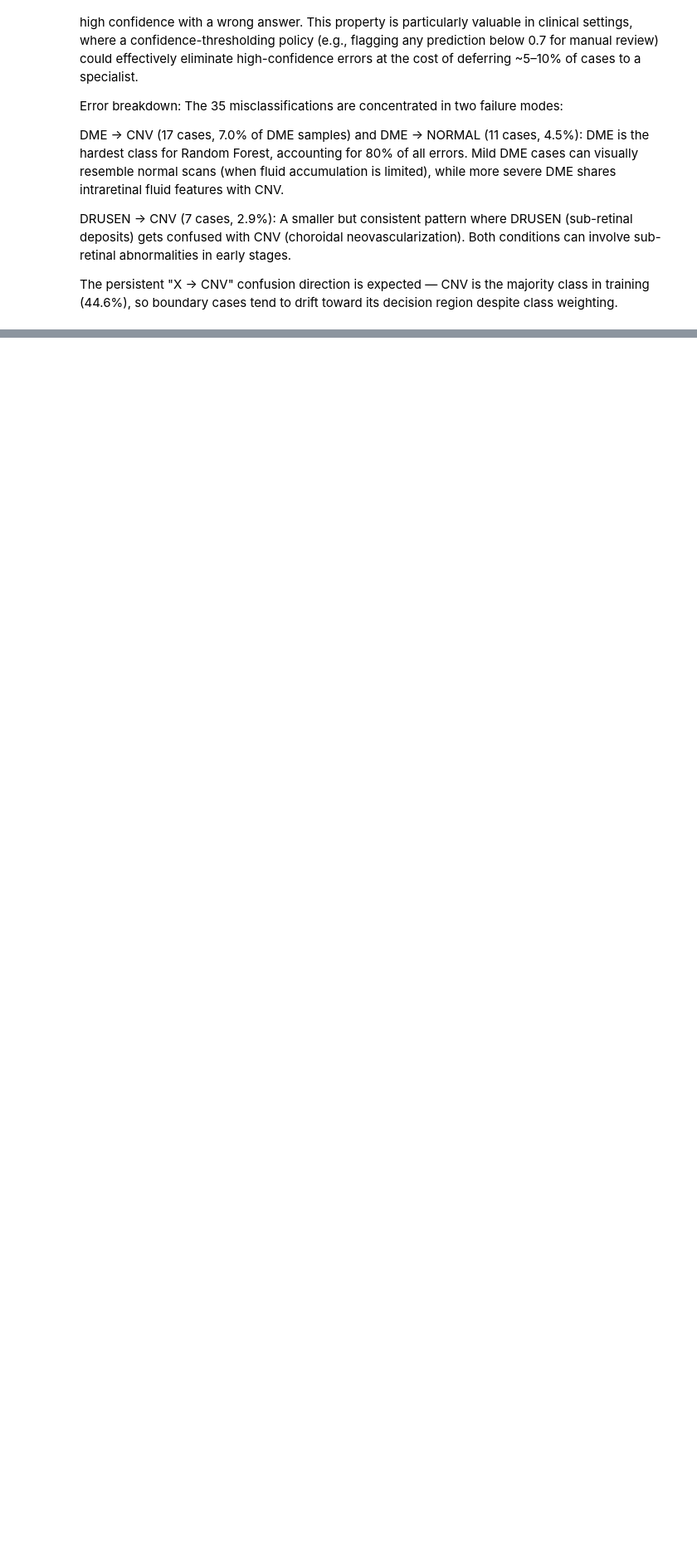
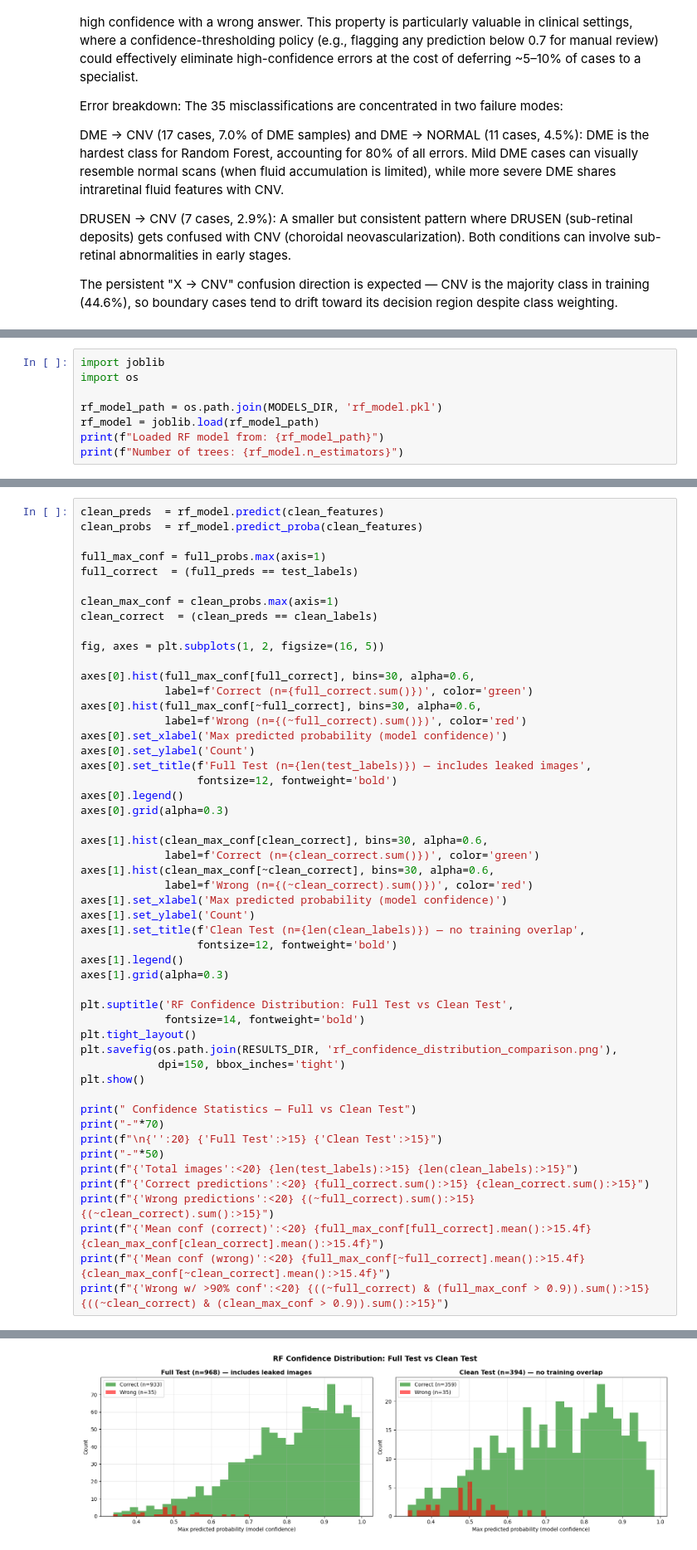
Before and after one commit to elentajacob/Eye-Disease-Detection, a Jupyter notebook: notebooks/04_random_forest.ipynb, the cells around one changed output, grey strips where cells are left out. Shown at 83% size. Saved outputs shown, nothing was run; the diff lists cells and outputs as text; blank space fills up the shorter version.

Commit message:
Add CNN training, SVM/RF classical models, leakage audit

```diff
--- a/notebooks/04_random_forest.ipynb
+++ b/notebooks/04_random_forest.ipynb
@@ -269,0 +272,8 @@ The persistent "X → CNV" confusion direction is expected — CNV is the majori
+# %%
+import joblib
+import os
+
+rf_model_path = os.path.join(MODELS_DIR, 'rf_model.pkl')
+rf_model = joblib.load(rf_model_path)
+print(f"Loaded RF model from: {rf_model_path}")
+print(f"Number of trees: {rf_model.n_estimators}")
@@ -269,0 +477,52 @@ The persistent "X → CNV" confusion direction is expected — CNV is the majori
+# %%
+clean_preds  = rf_model.predict(clean_features)
+clean_probs  = rf_model.predict_proba(clean_features)
+
+full_max_conf = full_probs.max(axis=1)
+full_correct  = (full_preds == test_labels)
+
+clean_max_conf = clean_probs.max(axis=1)
+clean_correct  = (clean_preds == clean_labels)
+
+fig, axes = plt.subplots(1, 2, figsize=(16, 5))
+
+axes[0].hist(full_max_conf[full_correct], bins=30, alpha=0.6,
+             label=f'Correct (n={full_correct.sum()})', color='green')
+axes[0].hist(full_max_conf[~full_correct], bins=30, alpha=0.6,
+             label=f'Wrong (n={(~full_correct).sum()})', color='red')
+axes[0].set_xlabel('Max predicted probability (model confidence)')
+axes[0].set_ylabel('Count')
+axes[0].set_title(f'Full Test (n={len(test_labels)}) — includes leaked images',
+                  fontsize=12, fontweight='bold')
+axes[0].legend()
+axes[0].grid(alpha=0.3)
+
+axes[1].hist(clean_max_conf[clean_correct], bins=30, alpha=0.6,
+             label=f'Correct (n={clean_correct.sum()})', color='green')
+axes[1].hist(clean_max_conf[~clean_correct], bins=30, alpha=0.6,
+             label=f'Wrong (n={(~clean_correct).sum()})', color='red')
+axes[1].set_xlabel('Max predicted probability (model confidence)')
+axes[1].set_ylabel('Count')
+axes[1].set_title(f'Clean Test (n={len(clean_labels)}) — no training overlap',
+                  fontsize=12, fontweight='bold')
+axes[1].legend()
+axes[1].grid(alpha=0.3)
+
+plt.suptitle('RF Confidence Distribution: Full Test vs Clean Test',
+             fontsize=14, fontweight='bold')
+plt.tight_layout()
+plt.savefig(os.path.join(RESULTS_DIR, 'rf_confidence_distribution_comparison.png'),
+            dpi=150, bbox_inches='tight')
+plt.show()
+
+print(" Confidence Statistics — Full vs Clean Test")
+print("-"*70)
+print(f"\n{'':20} {'Full Test':>15} {'Clean Test':>15}")
+print("-"*50)
+print(f"{'Total images':<20} {len(test_labels):>15} {len(clean_labels):>15}")
+print(f"{'Correct predictions':<20} {full_correct.sum():>15} {clean_correct.sum():>15}")
+print(f"{'Wrong predictions':<20} {(~full_correct).sum():>15} {(~clean_correct).sum():>15}")
+print(f"{'Mean conf (correct)':<20} {full_max_conf[full_correct].mean():>15.4f} {clean_max_conf[clean_correct].mean():>15.4f}")
+print(f"{'Mean conf (wrong)':<20} {full_max_conf[~full_correct].mean():>15.4f} {clean_max_conf[~clean_correct].mean():>15.4f}")
+print(f"{'Wrong w/ >90% conf':<20} {((~full_correct) & (full_max_conf > 0.9)).sum():>15} {((~clean_correct) & (clean_max_conf > 0.9)).sum():>15}")
+# %% [output]
@@ -269,0 +537 @@ The persistent "X → CNV" confusion direction is expected — CNV is the majori
+[figure, added]
```
Also changed, not shown: parts of 6 cells of this notebook, 20 other files.
